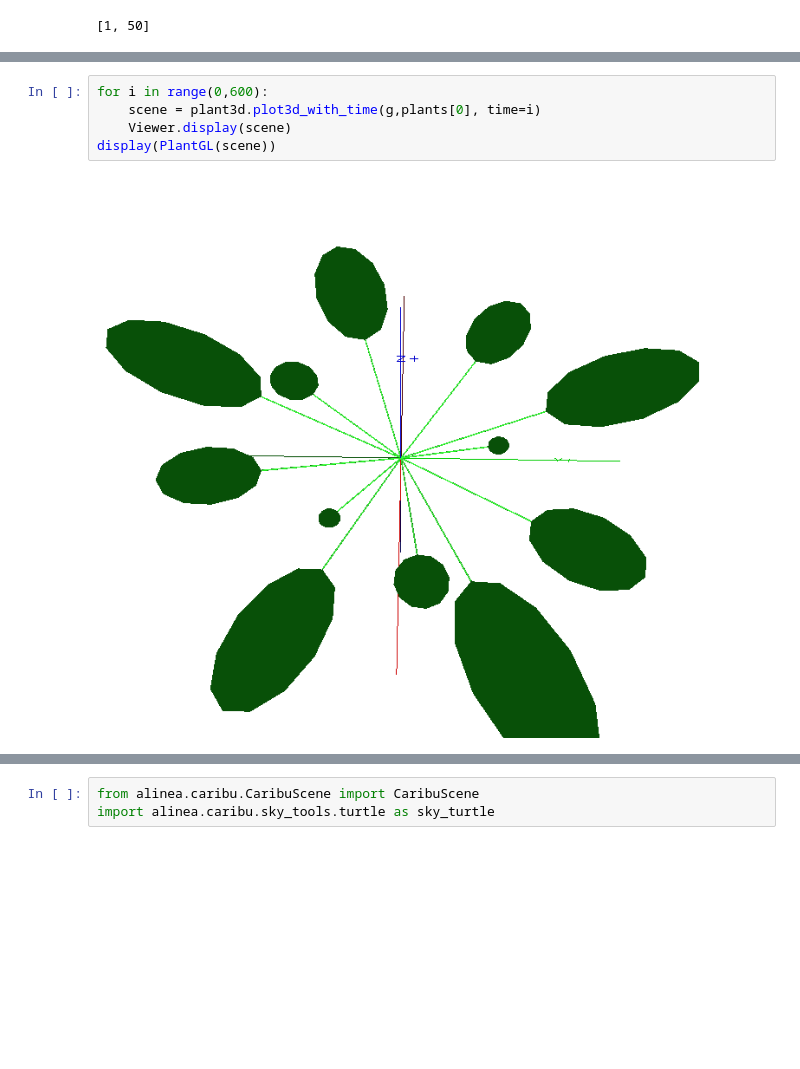
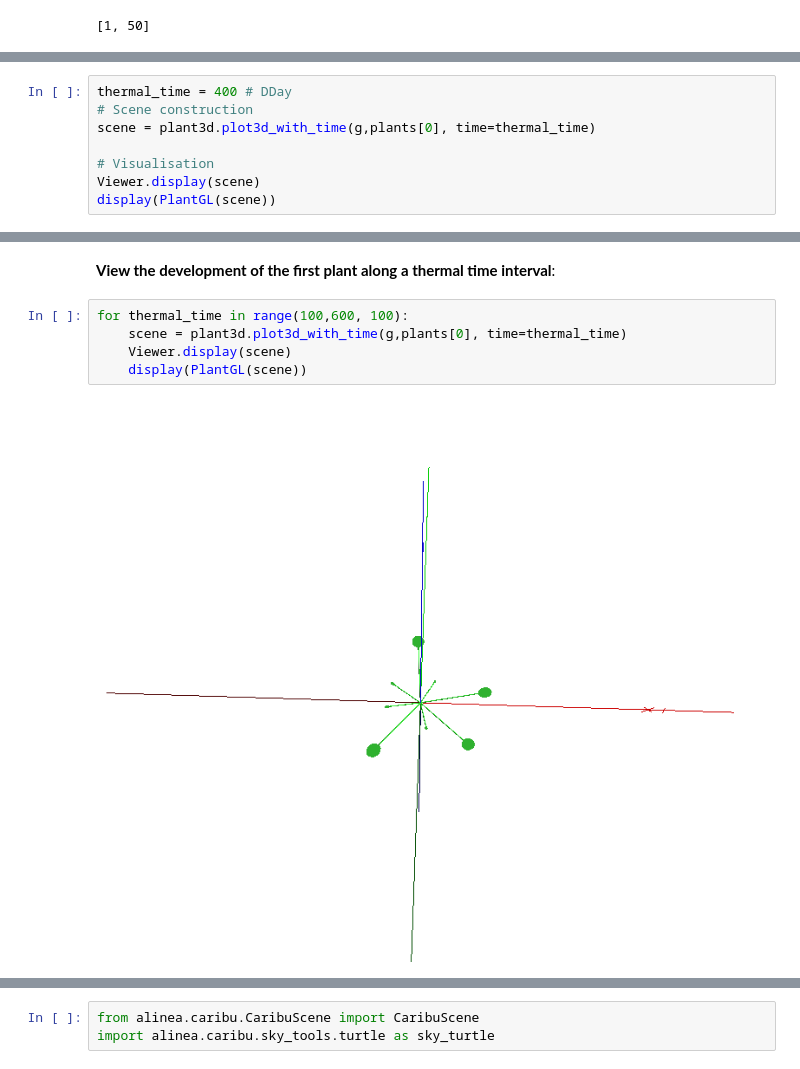
Before and after one commit to pradal/scanalea, a Jupyter notebook: example/Arabisopsis.ipynb, the cells around one changed output, grey strips where cells are left out. Saved outputs shown, nothing was run; the diff lists cells and outputs as text; blank space fills up the shorter version.

```diff
--- a/example/Arabisopsis.ipynb
+++ b/example/Arabisopsis.ipynb
@@ -48,0 +115,8 @@ plants
+# %%
+thermal_time = 400 # DDay
+# Scene construction
+scene = plant3d.plot3d_with_time(g,plants[0], time=thermal_time)
+
+# Visualisation
+Viewer.display(scene)
+display(PlantGL(scene))
@@ -49,7 +125,9 @@ plants
+# %% [markdown]
+**View the development of the first plant along a thermal time interval**:
 # %%
-for i in range(0,600):
-    scene = plant3d.plot3d_with_time(g,plants[0], time=i)
+for thermal_time in range(100,600, 100):
+    scene = plant3d.plot3d_with_time(g,plants[0], time=thermal_time)
     Viewer.display(scene)
-display(PlantGL(scene))
+    display(PlantGL(scene))
 # %% [output]
-[figure, old version]
+[figure, new version]
```
Also changed, not shown: parts of 28 cells of this notebook, 9 other files.
